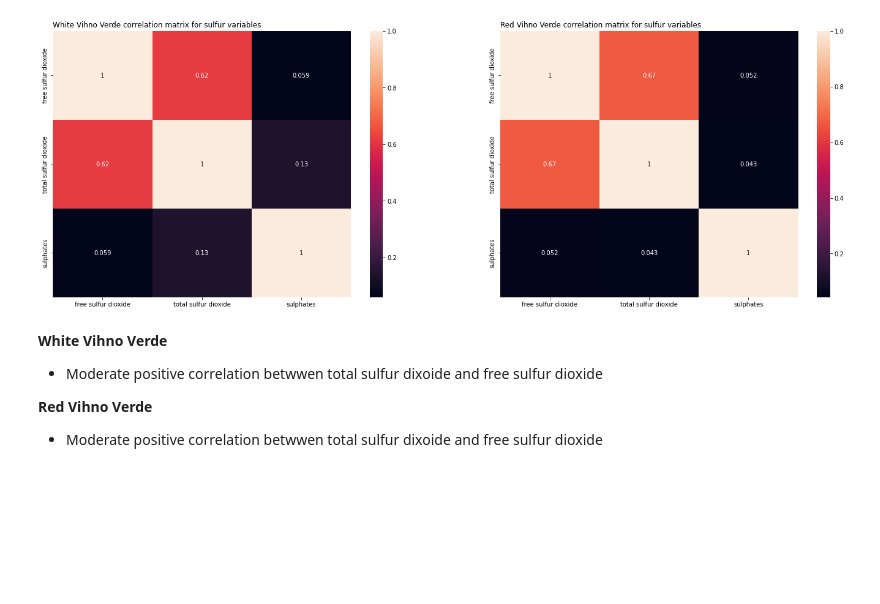
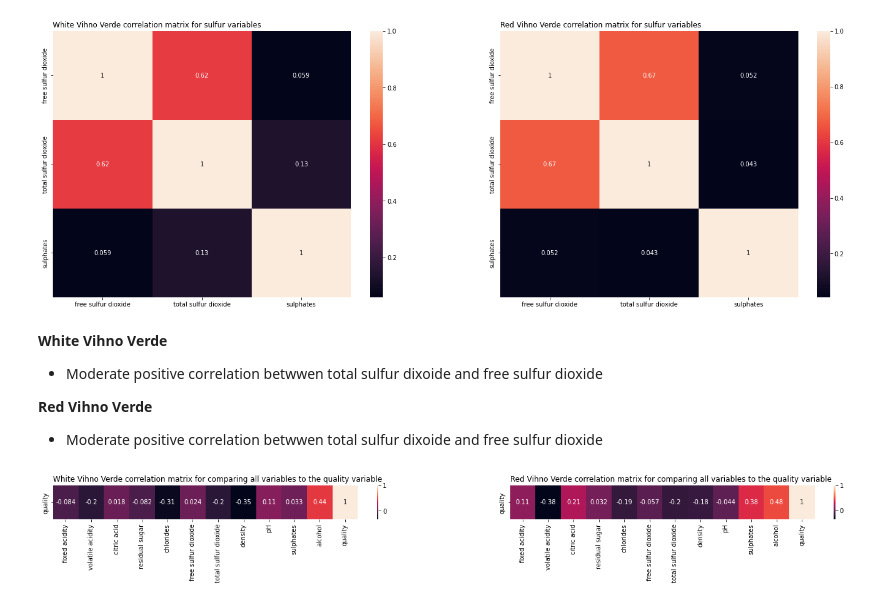
Before and after one commit to c0037654Newcastle/CSC2034-DS-Project, a Jupyter notebook: CSC2034_DS_Project.ipynb, the cells around one changed output. Cells and saved outputs as stored; diff of their text form; code cells hidden in the pictures; blank space fills up the shorter version.

```diff
--- a/CSC2034_DS_Project.ipynb
+++ b/CSC2034_DS_Project.ipynb
@@ -435,22 +435,24 @@ dioxide
 **Red Vihno Verde**
 *   Moderate positive correlation betwwen total sulfur dixoide and free sulfur dioxide
 # %%
-fig, (ax1, ax2) = plt.subplots(figsize=(24, 8), ncols=2)
+fig, (ax1, ax2) = plt.subplots(figsize=(24, 1), ncols=2)
 
 white_df = pd.DataFrame(white_vihno_dataset, columns=['fixed acidity', 'volatile acidity', 'citric acid', 'residual sugar',
        'chlorides', 'free sulfur dioxide', 'total sulfur dioxide', 'density',
-       'pH', 'sulphates', 'alcohol', 'quality', 'alcohol_cat'])
+       'pH', 'sulphates', 'alcohol', 'quality'])
 red_df = pd.DataFrame(red_vihno_dataset, columns=['fixed acidity', 'volatile acidity', 'citric acid', 'residual sugar',
        'chlorides', 'free sulfur dioxide', 'total sulfur dioxide', 'density',
-       'pH', 'sulphates', 'alcohol', 'quality', 'alcohol_cat'])
+       'pH', 'sulphates', 'alcohol', 'quality'])
 
-white_corr_matrix = white_df.corr()
-red_corr_matrix = red_df.corr()
+white_corr_matrix = white_df.corr(method='spearman')
+red_corr_matrix = red_df.corr(method='spearman')
 
-sns.heatmap(white_corr_matrix, annot=True, ax=ax1)
-sns.heatmap(red_corr_matrix, annot=True, ax=ax2)
+sns.heatmap(white_corr_matrix.iloc[[11]], annot=True, ax=ax1)
+sns.heatmap(red_corr_matrix.iloc[[11]], annot=True, ax=ax2)
 
-ax1.set_title("White Vihno Verde correlation matrix for all variables", loc='left')
-ax2.set_title("Red Vihno Verde correlation matrix all variables", loc='left')
+ax1.set_title("White Vihno Verde correlation matrix for comparing all variables to the quality variable", loc='left')
+ax2.set_title("Red Vihno Verde correlation matrix for comparing all variables to the quality variable", loc='left')
 
 plt.show()
+# %% [output]
+[figure, added]
```
Also changed, not shown: parts of 2 cells of this notebook.
